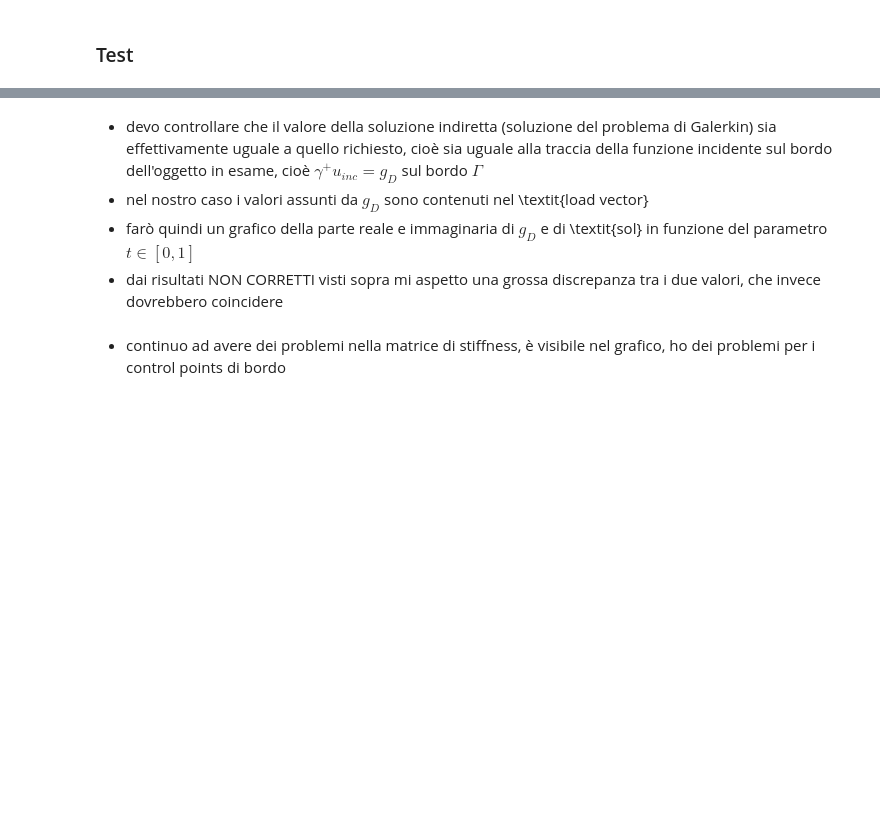
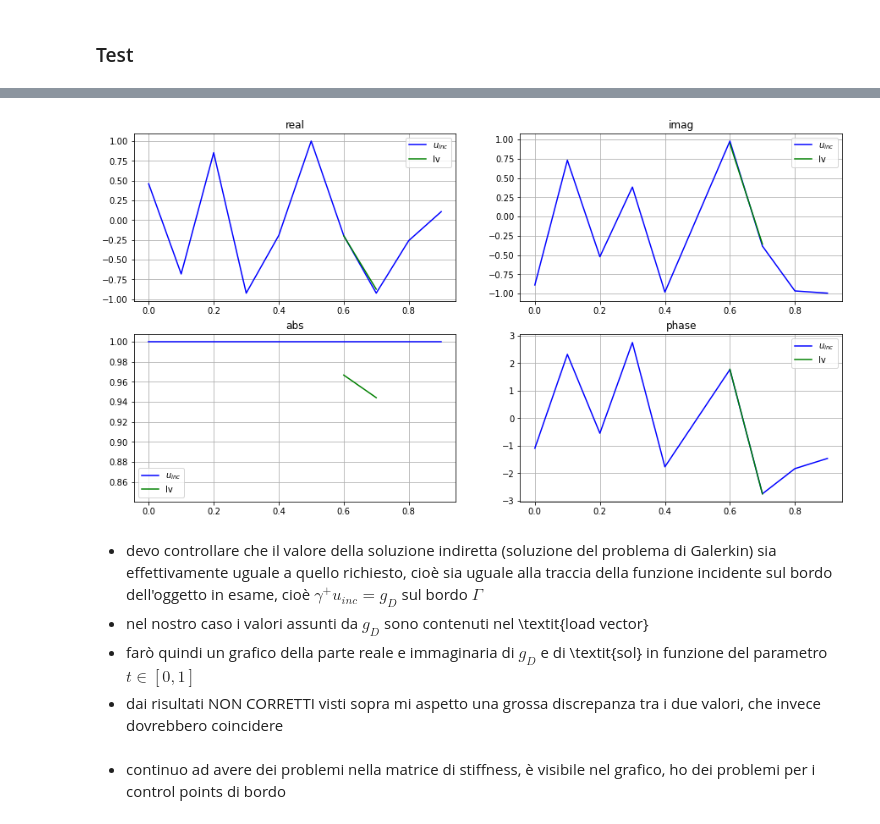
Before and after one commit to EliaStocco/Bspline, a Jupyter notebook: python/BEM-triangle.ipynb, the cells around one changed output, grey strips where cells are left out. Saved outputs shown, nothing was run; the diff lists cells and outputs as text; code cells hidden in the pictures; blank space fills up the shorter version.

```diff
--- a/python/BEM-triangle.ipynb
+++ b/python/BEM-triangle.ipynb
@@ -495,7 +473,0 @@ sol = test.single_layer_potential_BEM(sol=ind_sol,slpB=slpB,XY=xy,k=wavevector,o
-# %%
-temp = test._scalar()
-temp.properties["dtype"] = np.complex
-#temp._cp.astype(np.complex)
-temp.clear_cp()
-for i in ind_sol.index :
-    temp.set_cp(i,lv.at[i,"cp"])
@@ -564,0 +474,83 @@ plt.show()
+# %%
+test = bs.copy()
+
+NN = 10
+T = np.linspace(xminBs,xmaxBs,NN,endpoint=False)
+xy   = bs.evaluate(T)
+uinc = plane_wave(xy)
+
+READ = False
+SAVE = True
+
+file = file_dir+"test-slp-triangle-basis-plane_wave-n=6-"+suffix
+print(file)
+
+
+if os.path.exists(file) and READ == True :
+    slpB = test.load("slp-BEM",file)
+
+else :
+    opts = opts={"ready_slp_BEM":False,"copy_slp_BEM":False,"print":True,"N":[100]}
+    slpB = test.single_layer_potential_basis_BEM(XY=xy,k=wavevector,opts=opts)
+    if SAVE == True :
+        test.save("slp-BEM",file)
+
+ind_sol = test.indirect_solution_BEM()
+
+opts = {"print":True,"ready_sol_BEM":False,"copy_sol_BEM":False}
+sol = test.single_layer_potential_BEM(sol=ind_sol,slpB=slpB,XY=xy,k=wavevector,opts=opts)
+
+index = sol.index
+columns = ["t","x","y","uinc","trace"]
+df = pd.DataFrame(index=index,columns=columns)
+df["t"] = T
+df["x"] = xy[:,0]
+df["y"] = xy[:,1]
+df["uinc"] = uinc
+#df["lv"] = temp.evaluate(T)
+df["trace"] = sol["value"]
+df["trace"] = [np.complex(i) for i in df["trace"]]
+df.head()
+
+#
+fig = plt.figure ( 0 , figsize = ( 15, 8 ) )
+
+#real
+ax = fig.add_subplot(221)#, projection='3d')
+ax.plot(df["t"],np.real(df["uinc"]),color="blue",label="$u_{inc}$")
+ax.plot(df["t"],np.real(df["trace"]),color="green",label="lv")
+#ax.plot(df["t"],np.real(df["trace"]),color="red",label="trace")
+plt.title("real")
+plt.grid(True)
+plt.legend()
+
+#imag
+ax = fig.add_subplot(222)#, projection='3d')
+ax.plot(df["t"],np.imag(df["uinc"]),color="blue",label="$u_{inc}$")
+ax.plot(df["t"],np.imag(df["trace"]),color="green",label="lv")
+#ax.plot(df["t"],np.imag(df["trace"]),color="red",label="trace")
+plt.title("imag")
+plt.grid(True)
+plt.legend()
+
+
+#real
+ax = fig.add_subplot(223)#, projection='3d')
+ax.plot(df["t"],np.absolute(df["uinc"]),color="blue",label="$u_{inc}$")
+ax.plot(df["t"],np.absolute(df["trace"]),color="green",label="lv")
+#ax.plot(df["t"],np.real(df["trace"]),color="red",label="trace")
+plt.title("abs")
+plt.grid(True)
+plt.legend()
+
+#imag
+ax = fig.add_subplot(224)#, projection='3d')
+ax.plot(df["t"],np.angle(df["uinc"]),color="blue",label="$u_{inc}$")
+ax.plot(df["t"],np.angle(df["trace"]),color="green",label="lv")
+#ax.plot(df["t"],np.imag(df["trace"]),color="red",label="trace")
+plt.title("phase")
+plt.grid(True)
+plt.legend()
+
+plt.show()
+# %% [output]
@@ -565,3 +559,4 @@ plt.show()
+[figure, added]
 # %% [markdown]
 - devo controllare che il valore della soluzione indiretta (soluzione del problema di Galerkin) sia effettivamente uguale a quello richiesto, cioè sia uguale alla traccia della funzione incidente sul bordo dell'oggetto in esame, cioè $\gamma^+ u_{inc}=g_D$ sul bordo $\Gamma$
 - nel nostro caso i valori assunti da $g_D$ sono contenuti nel \textit{load vector}
```
Also changed, not shown: parts of 23 cells of this notebook, 30 other files.
